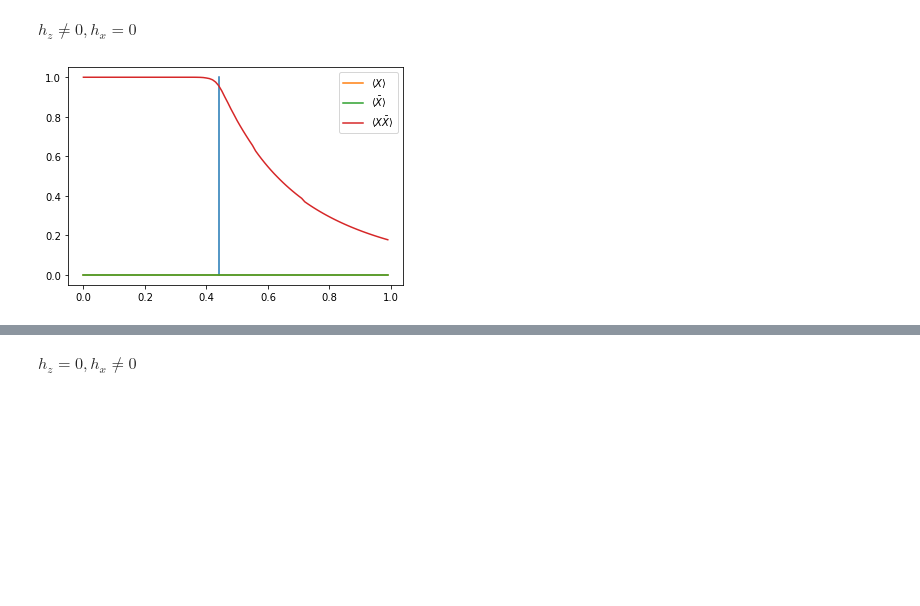
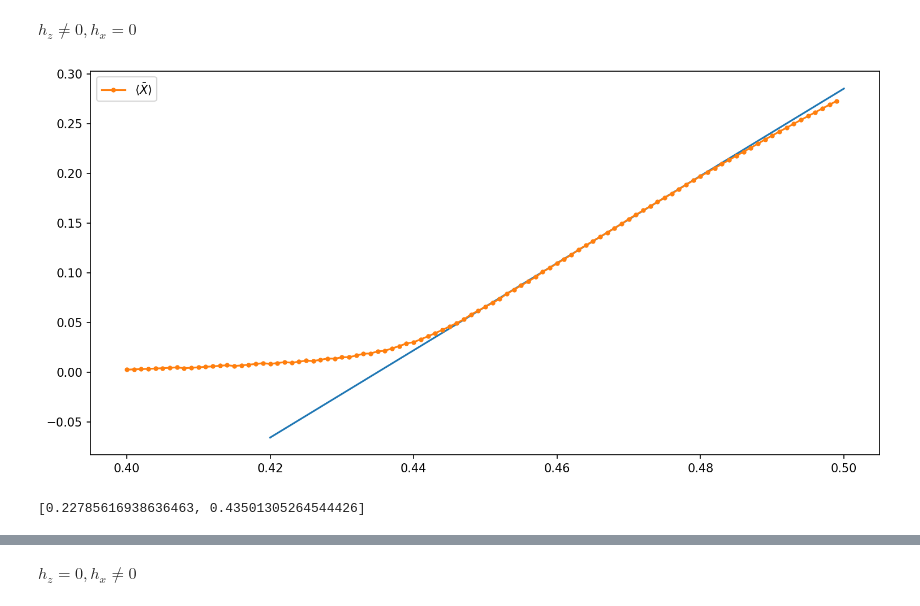
Before and after one commit to Zhuan-pitt/Toric_Code, a Jupyter notebook: wave_deformation.ipynb, the cells around one changed output, grey strips where cells are left out. Drawn from its saved outputs; the diff is of its cells as text; code cells hidden in the pictures; blank space fills up the shorter version.

```diff
--- a/wave_deformation.ipynb
+++ b/wave_deformation.ipynb
@@ -147,15 +270,32 @@ lam4s = np.real(lam4s)
 # %%
-pyplot.plot([0.5*np.log(np.sqrt(2)+1)]*2,[0.,1])
-
-pyplot.plot(np.arange(0.,1,0.01),lam2s/lam1s,label = '$\langle X \\rangle$')
-pyplot.plot(np.arange(0.,1,0.01),lam3s/lam1s,label = '$\langle \\bar{X}\\rangle$')
+#pyplot.plot([0.5*np.log(np.sqrt(2)+1)]*2,[0.,1])
+pyplot.figure(figsize=(12,6),dpi = 150)
+rng = np.arange(0.42,0.5,0.001)
+pyplot.plot(rng,k*rng+d)
+#pyplot.plot(np.arange(0.4,0.5,0.001),lam1s,'.-',label = '$\langle X \\rangle$')
+pyplot.plot(np.arange(0.4,0.5,0.001),1-lam4s,'.-',label = '$\langle \\bar{X}\\rangle$')
 #pyplot.plot(np.arange(0.4,0.5,0.002),lam2s)
 #pyplot.plot(np.arange(0.4,0.5,0.002),lam3s)
-pyplot.plot(np.arange(0.,1,0.01),lam4s/lam1s,label = '$\langle X\\bar{X} \\rangle$')
+#pyplot.plot(np.arange(0.4,0.5,0.001),(1-lam4s/lam1s)/2,'.-',label = '$\langle X\\bar{X} \\rangle$')
+
+
+#pyplot.plot(np.arange(0.4,0.5,0.001),lam1x,'x-',label = '$\langle X \\rangle$')
+#pyplot.plot(np.arange(0.4,0.5,0.001),1-(lam4x)**2,'x-',label = '$\langle \\bar{X}\\rangle$')
+#pyplot.plot(np.arange(0.4,0.5,0.002),lam2s)
+#pyplot.plot(np.arange(0.4,0.5,0.002),lam3s)
+#pyplot.plot(np.arange(0.4,0.5,0.001),1-lam4x/lam1x,'x-',label = '$\langle X\\bar{X} \\rangle$')
 pyplot.legend()
 pyplot.show()
 # %% [output]
-[figure, old version]
+[figure, new version]
+# %%
+y  = ((1-lam4s))[-40:-20]
+x = np.arange(0.4,0.5,0.001)[-40:-20]
+
+k,d = np.polyfit(y,x,1)
+print([k,d])
+# %% [output]
+[0.22785616938636463, 0.43501305264544426]
 # %%
 pyplot.plot([0.5*np.log(np.sqrt(2)+1)]*2,[0,20])
 pyplot.plot(np.arange(0,1,0.01),dims,'.-')
```
Also changed, not shown: parts of 6 cells of this notebook, 3 other files.
